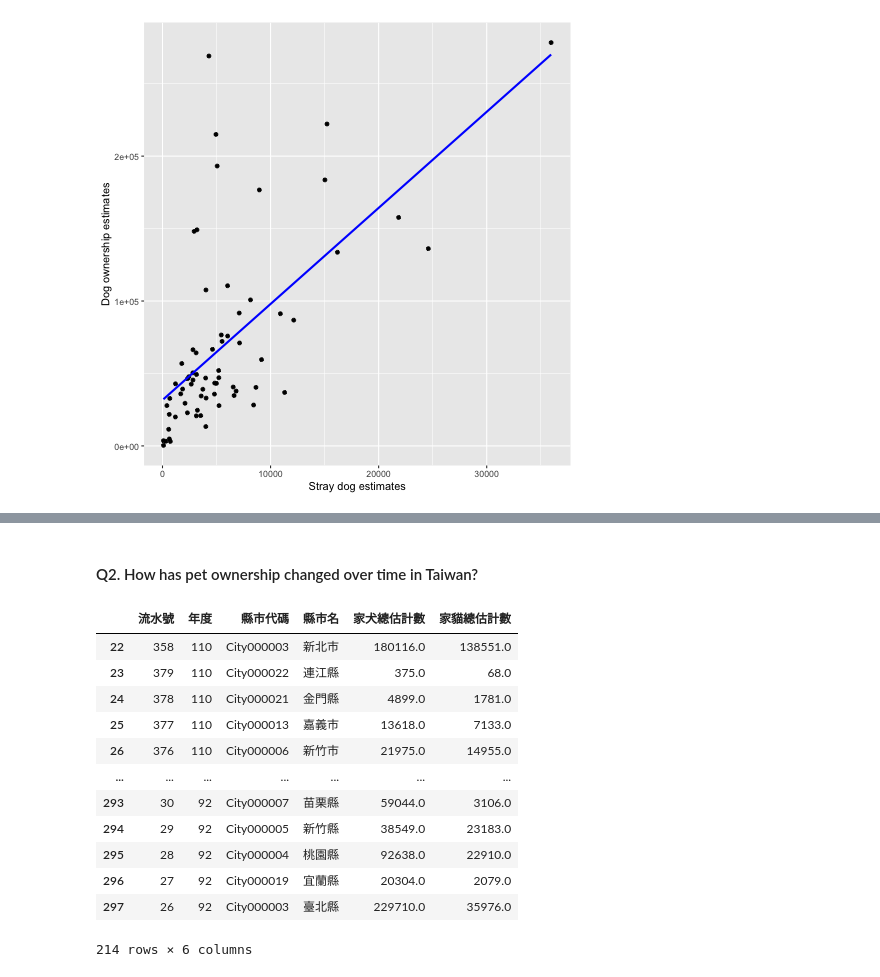
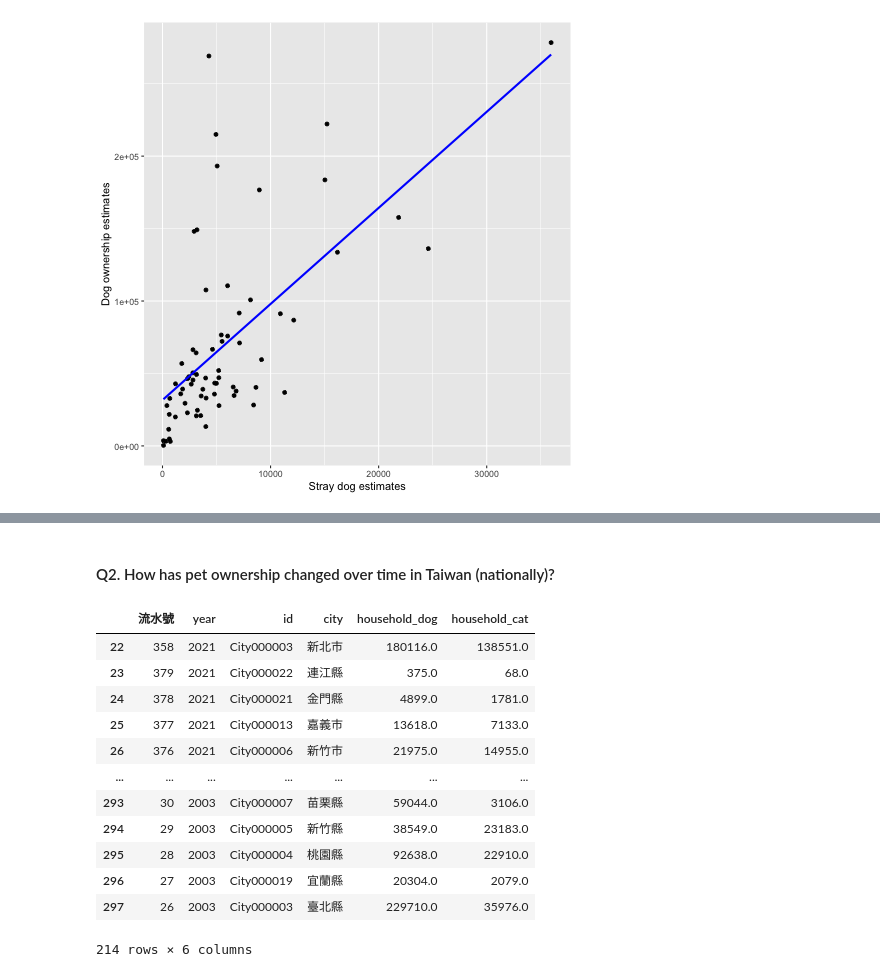
Before and after one commit to sabinahung/pet-ownership-taiwan, a Jupyter notebook: notebook.ipynb, the cells around one changed output, grey strips where cells are left out. Drawn from its saved outputs; the diff is of its cells as text; code cells hidden in the pictures.

```diff
--- a/notebook.ipynb
+++ b/notebook.ipynb
@@ -122,13 +124,14 @@ df2
 # %%
 %%R
 
-df <- read.csv('df_regression.csv')
+# plotting scatter plot
+df <- read.csv('stray_dog.csv')
 
 ggplot(df) +
-  aes(x =遊蕩犬總估計數, y =家犬總估計數) +
-  geom_point() +
-  geom_smooth(method = "lm", se = FALSE, color = "blue") +
-  labs(x = "Stray dog estimates", y = "Dog ownership estimates")
+    aes(x=stray_dog, y =household_dog) +
+    geom_point() +
+    geom_smooth(method = "lm", se = FALSE, color = "blue") +
+    labs(x = "Stray dog estimates", y = "Dog ownership estimates")
 # %% [output]
 `geom_smooth()` using formula = 'y ~ x'
 [figure]
@@ -273,25 +138,25 @@ df2.to_csv('df_regression.csv', index=False)
 # %% [markdown]
-#### Q2. How has pet ownership changed over time in Taiwan?
+#### Q2. How has pet ownership changed over time in Taiwan (nationally)?
 # %%
 # drop unnecessary columns: drop 'estimate stray dogs', 'note' columns
-df3 = df.drop(['遊蕩犬總估計數','備註'], axis=1)
+df3 = df.drop(['stray_dog','note'], axis=1)
 
 # drop all the rows with NaN
 df3 = df3.dropna(axis=0)
 
 # get a sense of the dataset
 df3
 # %% [output]
-|  | 流水號 | 年度 | 縣市代碼 | 縣市名 | 家犬總估計數 | 家貓總估計數 |
-| 22 | 358 | 110 | City000003 | 新北市 | 180116.0 | 138551.0 |
-| 23 | 379 | 110 | City000022 | 連江縣 | 375.0 | 68.0 |
-| 24 | 378 | 110 | City000021 | 金門縣 | 4899.0 | 1781.0 |
-| 25 | 377 | 110 | City000013 | 嘉義市 | 13618.0 | 7133.0 |
-| 26 | 376 | 110 | City000006 | 新竹市 | 21975.0 | 14955.0 |
+|  | 流水號 | year | id | city | household_dog | household_cat |
+| 22 | 358 | 2021 | City000003 | 新北市 | 180116.0 | 138551.0 |
+| 23 | 379 | 2021 | City000022 | 連江縣 | 375.0 | 68.0 |
+| 24 | 378 | 2021 | City000021 | 金門縣 | 4899.0 | 1781.0 |
+| 25 | 377 | 2021 | City000013 | 嘉義市 | 13618.0 | 7133.0 |
+| 26 | 376 | 2021 | City000006 | 新竹市 | 21975.0 | 14955.0 |
 | ... | ... | ... | ... | ... | ... | ... |
-| 293 | 30 | 92 | City000007 | 苗栗縣 | 59044.0 | 3106.0 |
-| 294 | 29 | 92 | City000005 | 新竹縣 | 38549.0 | 23183.0 |
-| 295 | 28 | 92 | City000004 | 桃園縣 | 92638.0 | 22910.0 |
-| 296 | 27 | 92 | City000019 | 宜蘭縣 | 20304.0 | 2079.0 |
-| 297 | 26 | 92 | City000003 | 臺北縣 | 229710.0 | 35976.0 |
+| 293 | 30 | 2003 | City000007 | 苗栗縣 | 59044.0 | 3106.0 |
+| 294 | 29 | 2003 | City000005 | 新竹縣 | 38549.0 | 23183.0 |
+| 295 | 28 | 2003 | City000004 | 桃園縣 | 92638.0 | 22910.0 |
+| 296 | 27 | 2003 | City000019 | 宜蘭縣 | 20304.0 | 2079.0 |
+| 297 | 26 | 2003 | City000003 | 臺北縣 | 229710.0 | 35976.0 |
 214 rows × 6 columns
```
Also changed, not shown: parts of 23 cells of this notebook.
